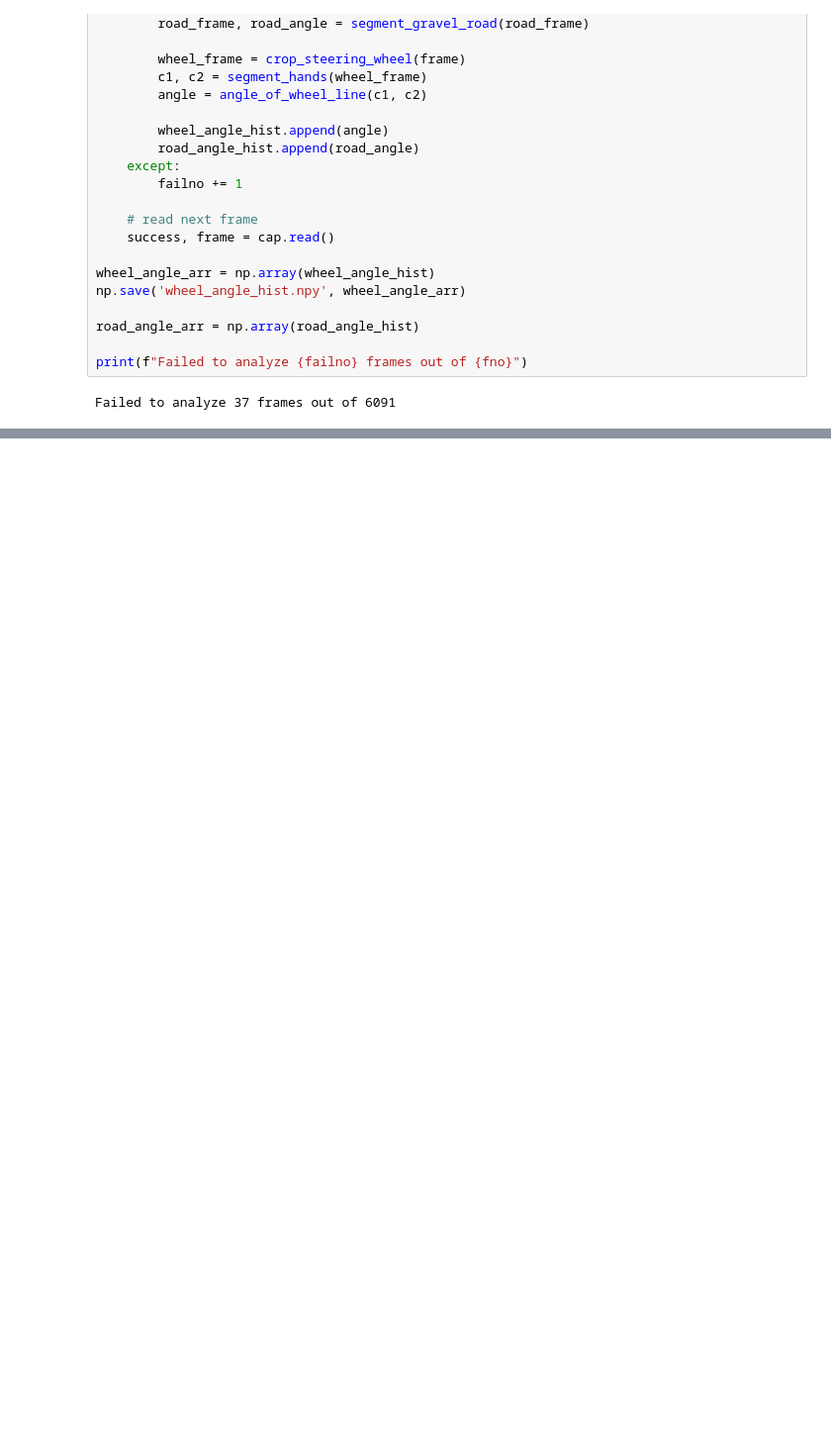
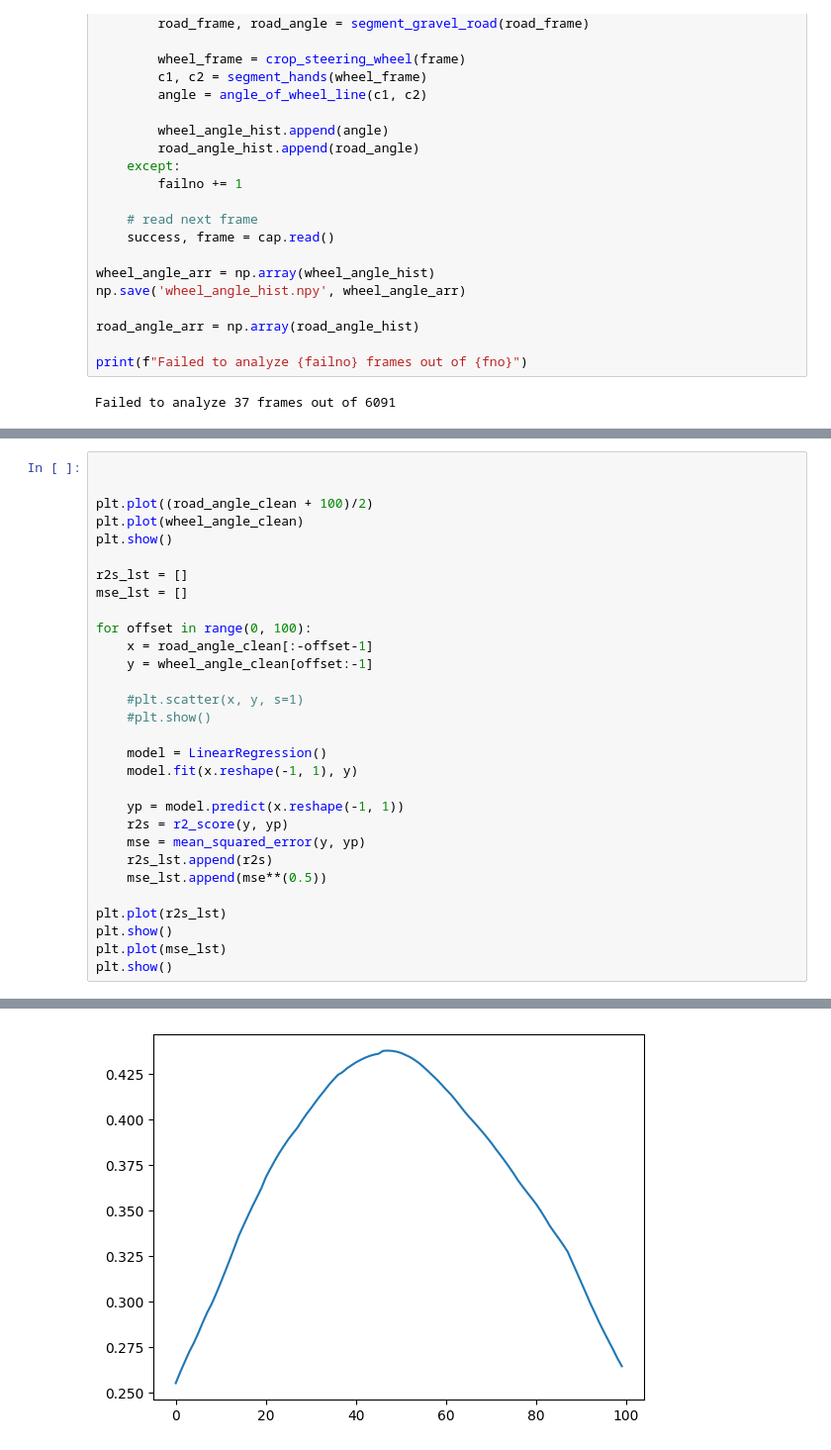
Before and after one commit to Timevdo/cs585-project, a Jupyter notebook: audi_workbook.ipynb, the cells around one changed output, grey strips where cells are left out. Shown at 99% size. Cells and saved outputs as stored; diff of their text form; blank space fills up the shorter version.

```diff
--- a/audi_workbook.ipynb
+++ b/audi_workbook.ipynb
@@ -166,0 +199,31 @@ regr = SVR(C=1.0, epsilon=0.2)
+# %%
+
+
+plt.plot((road_angle_clean + 100)/2)
+plt.plot(wheel_angle_clean)
+plt.show()
+
+r2s_lst = []
+mse_lst = []
+
+for offset in range(0, 100):
+    x = road_angle_clean[:-offset-1]
+    y = wheel_angle_clean[offset:-1]
+
+    #plt.scatter(x, y, s=1)
+    #plt.show()
+
+    model = LinearRegression()
+    model.fit(x.reshape(-1, 1), y)
+
+    yp = model.predict(x.reshape(-1, 1))
+    r2s = r2_score(y, yp)
+    mse = mean_squared_error(y, yp)
+    r2s_lst.append(r2s)
+    mse_lst.append(mse**(0.5))
+
+plt.plot(r2s_lst)
+plt.show()
+plt.plot(mse_lst)
+plt.show()
+# %% [output]
@@ -166,0 +231 @@ regr = SVR(C=1.0, epsilon=0.2)
+[figure, added]
```
Also changed, not shown: parts of 6 cells of this notebook.
